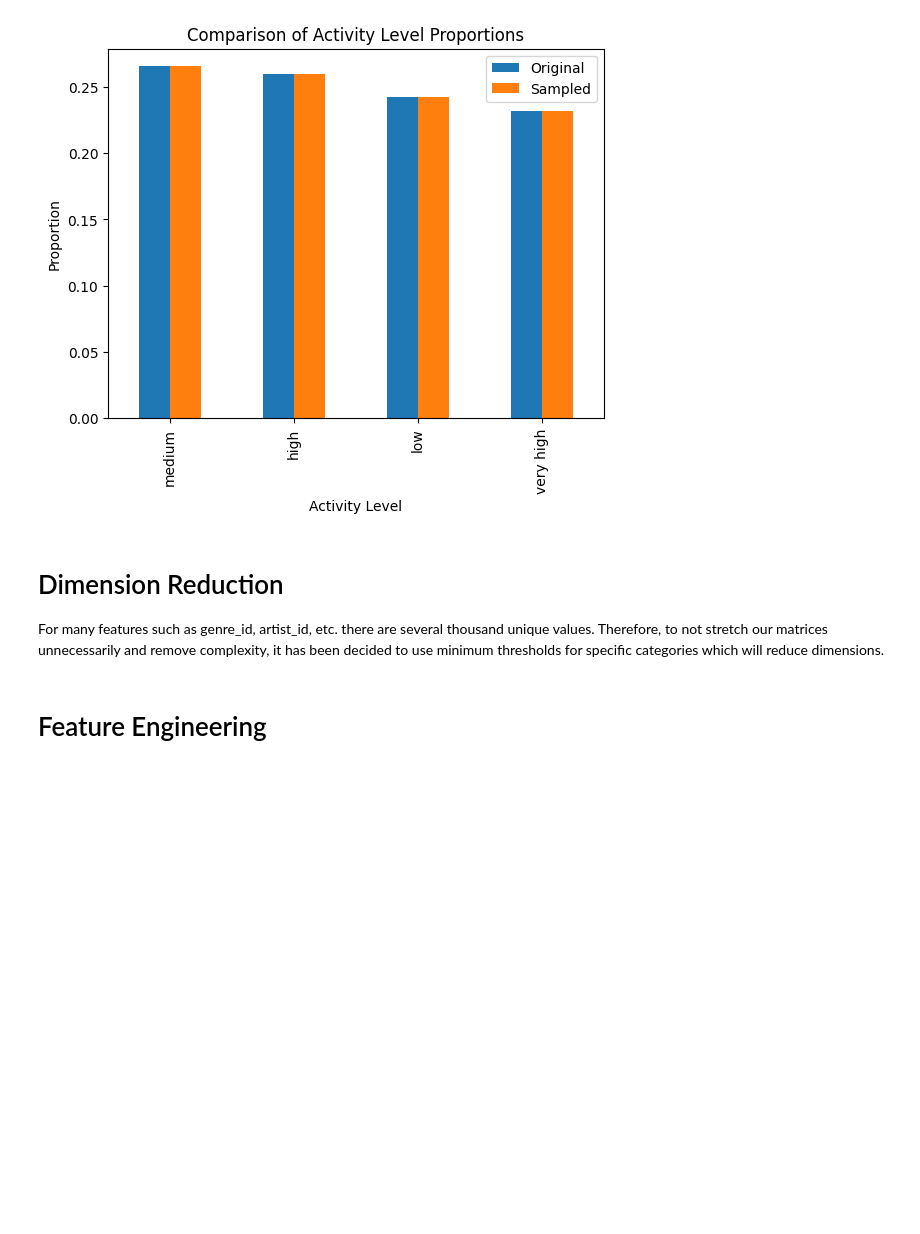
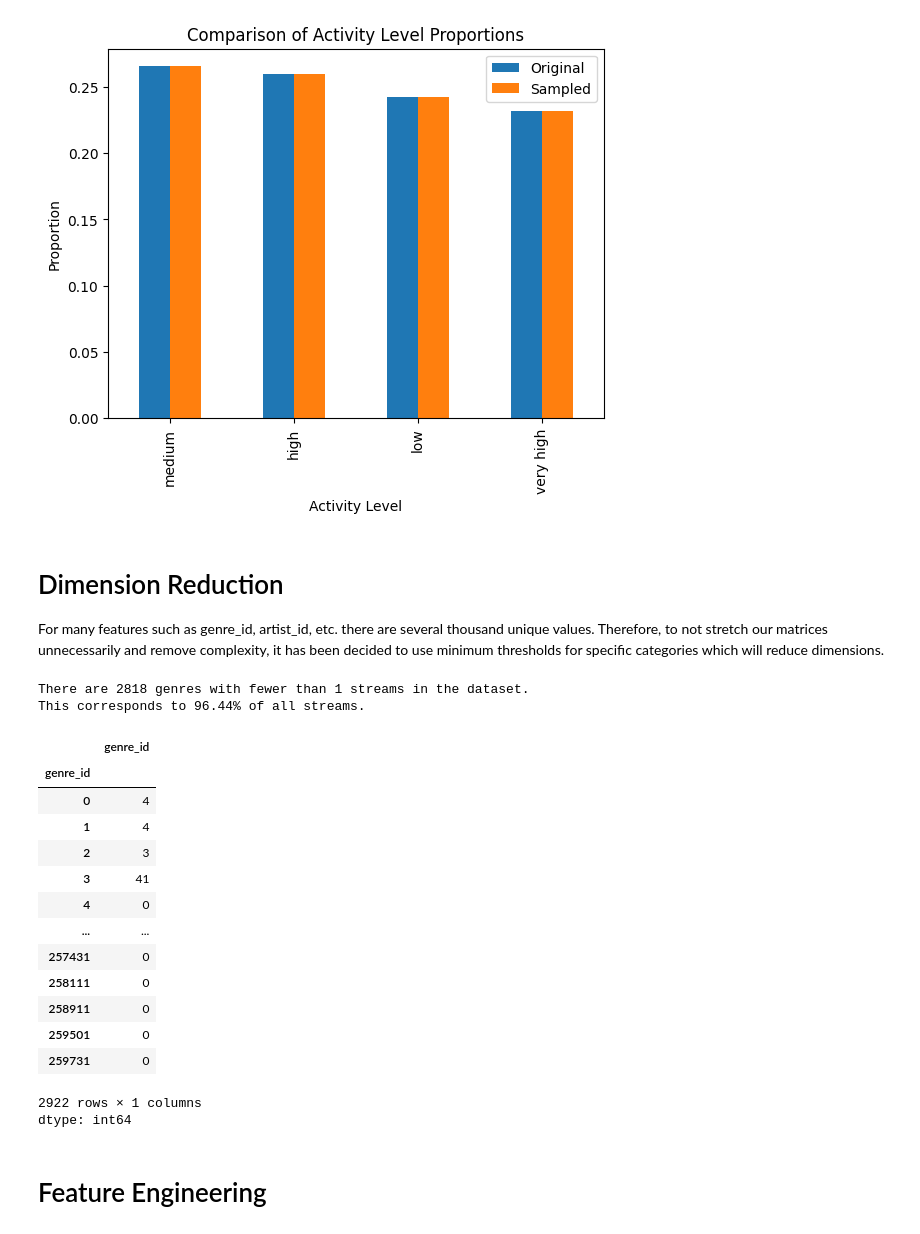
Before and after one commit to rafinchen/recommender_systems, a Jupyter notebook: data-prep.ipynb, the cells around one changed output. Cells and saved outputs as stored; diff of their text form; code cells hidden in the pictures; blank space fills up the shorter version.

```diff
--- a/data-prep.ipynb
+++ b/data-prep.ipynb
@@ -268,3 +266,36 @@ For many features such as genre_id, artist_id, etc. there are several thousand u
+# %%
+genre_counts = sampled_data.groupby('genre_id')['genre_id'].count()
+
+# Filter out genres that appear less than a threshold
+threshold = 1
+rare_genres = genre_counts[genre_counts < threshold].index
+
+# Filter your data to only include songs with these genres
+filtered_data = sampled_data[~sampled_data['genre_id'].isin(rare_genres)]
+
+print(f"There are {len(rare_genres)} genres with fewer than {threshold} streams in the dataset.")
+print(f"This corresponds to {round(len(rare_genres) * 100 / len(genre_counts), 2)}% of all streams.\n")
+# %% [output]
+There are 2818 genres with fewer than 1 streams in the dataset.
+This corresponds to 96.44% of all streams.
+# %%
+genre_counts
+# %% [output]
+|  | genre_id |
+| genre_id |  |
+| 0 | 4 |
+| 1 | 4 |
+| 2 | 3 |
+| 3 | 41 |
+| 4 | 0 |
+| ... | ... |
+| 257431 | 0 |
+| 258111 | 0 |
+| 258911 | 0 |
+| 259501 | 0 |
+| 259731 | 0 |
+2922 rows × 1 columns
+dtype: int64
 # %% [markdown]
 # Feature Engineering
 # %%
```
Also changed, not shown: parts of 1 cell of this notebook.
